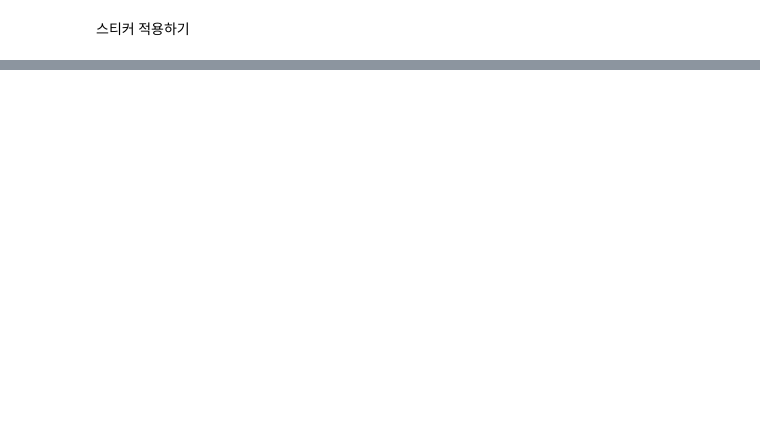
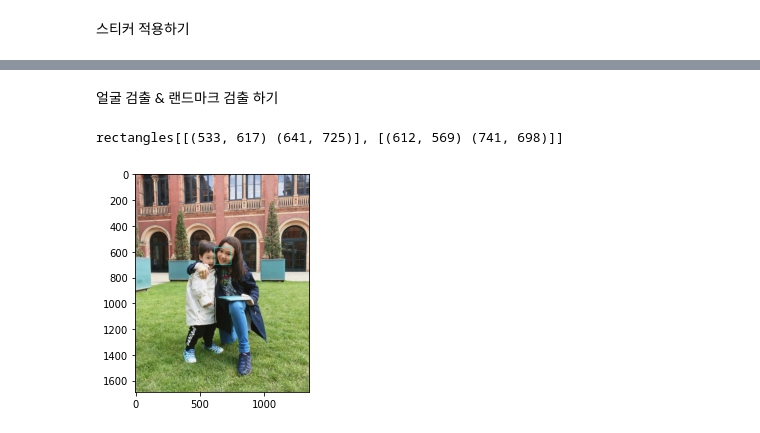
Before and after one commit to SonAhhyun/EXPLORATION, a Jupyter notebook: 03/camera_sticker.ipynb, the cells around one changed output, grey strips where cells are left out. Saved outputs shown, nothing was run; the diff lists cells and outputs as text; code cells hidden in the pictures; blank space fills up the shorter version.

```diff
--- a/03/camera_sticker.ipynb
+++ b/03/camera_sticker.ipynb
@@ -420,0 +430,26 @@ plt.show()
+# %% [markdown]
+얼굴 검출 & 랜드마크 검출 하기
+# %%
+detector_hog = dlib.get_frontal_face_detector()   #- detector 선언
+
+
+img_rgb = cv2.cvtColor(img_bgr, cv2.COLOR_BGR2RGB)
+dlib_rects = detector_hog(img_rgb, 1)   #- (image, num of img pyramid)
+
+
+print(dlib_rects)   # 찾은 얼굴영역 좌표
+
+for dlib_rect in dlib_rects:
+    l = dlib_rect.left()
+    t = dlib_rect.top()
+    r = dlib_rect.right()
+    b = dlib_rect.bottom()
+
+cv2.rectangle(img_show, (l,t), (r,b), (255,255,0), 2, lineType=cv2.LINE_AA) # 녹색으로
+
+img_show_rgb =  cv2.cvtColor(img_show, cv2.COLOR_BGR2RGB)
+plt.imshow(img_show_rgb)
+plt.show()
+# %% [output]
+rectangles[[(533, 617) (641, 725)], [(612, 569) (741, 698)]]
+[figure, added]
```
Also changed, not shown: parts of 9 cells of this notebook.
